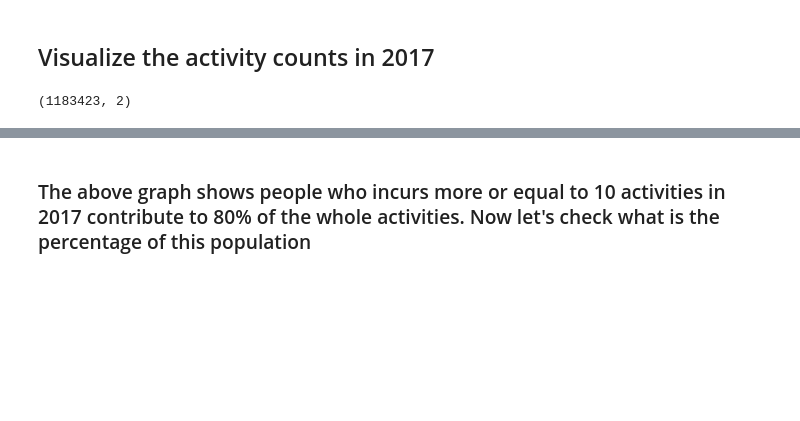
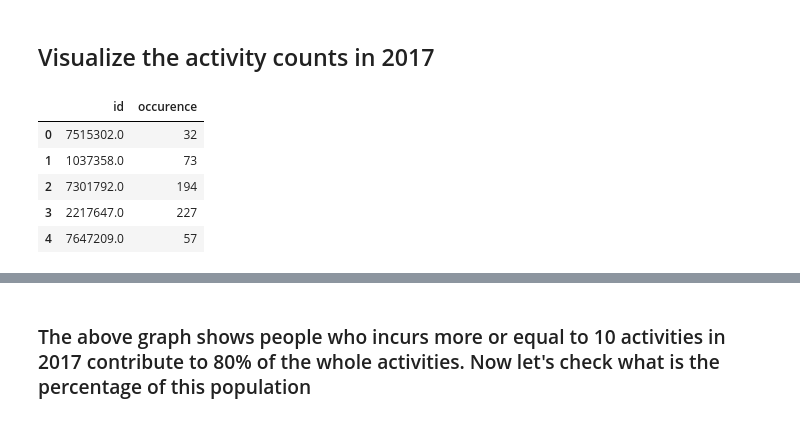
Before and after one commit to leomaxx/StackOverflowChurnAnalysis, a Jupyter notebook: 01_EDA.ipynb, the cells around one changed output, grey strips where cells are left out. Cells and saved outputs as stored; diff of their text form; code cells hidden in the pictures; blank space fills up the shorter version.

```diff
--- a/01_EDA.ipynb
+++ b/01_EDA.ipynb
@@ -27,9 +27,14 @@ np.set_printoptions(precision=3, formatter={'float': '{: 8.3f}'.format})
 with open('./data/processed/activity_count.pkl', 'rb') as picklefile:
     activity_count = pickle.load(picklefile)
 # %%
-activity_count.shape
+activity_count.head()
 # %% [output]
-(1183423, 2)
+|  | id | occurence |
+| 0 | 7515302.0 | 32 |
+| 1 | 1037358.0 | 73 |
+| 2 | 7301792.0 | 194 |
+| 3 | 2217647.0 | 227 |
+| 4 | 7647209.0 | 57 |
 # %%
 occurence_count_sum = activity_count.groupby('occurence')['occurence'].agg(['count', 'sum'])
 occurence_count_sum['cumsum'] = np.cumsum(occurence_count_sum['sum'])
```
Also changed, not shown: parts of 11 cells of this notebook, 5 other files.
